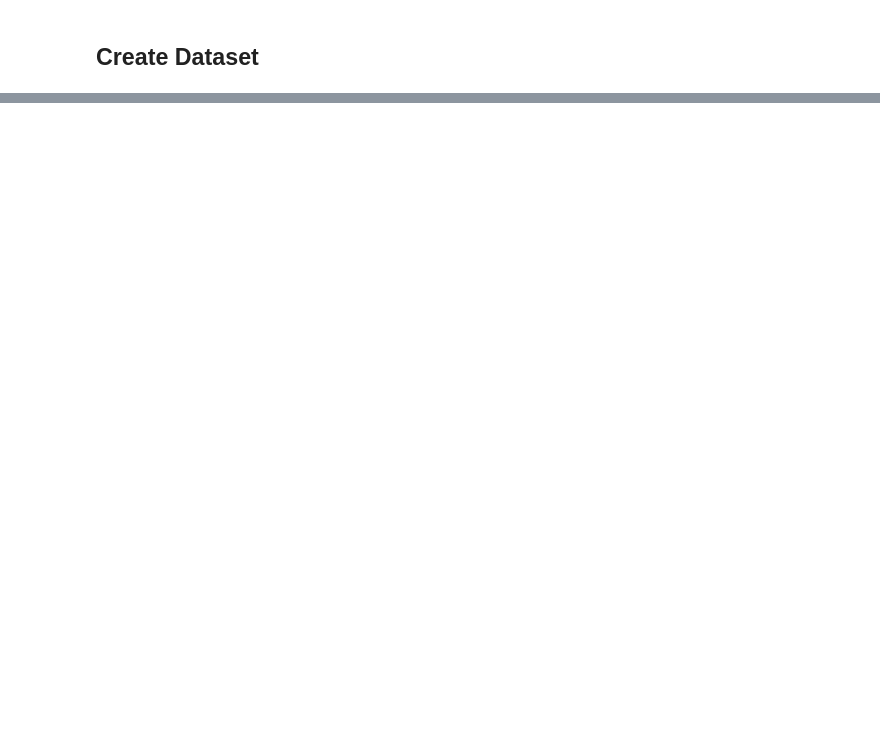
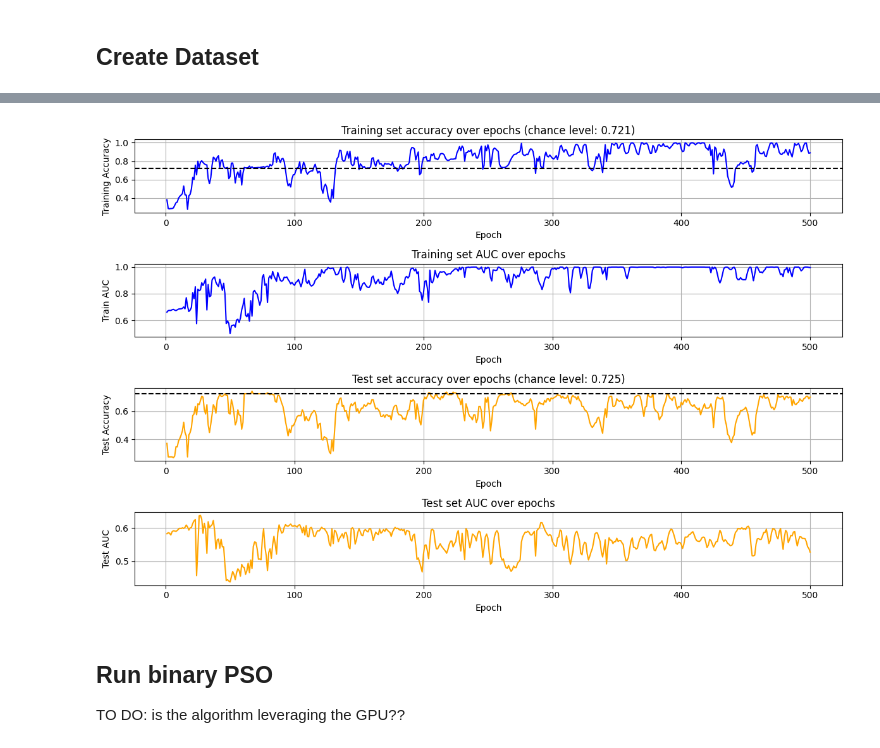
Before and after one commit to dottipr/PAGEpy, a Jupyter notebook: example_notebooks/bulk_walkthrough.ipynb, the cells around one changed output, grey strips where cells are left out. Cells and saved outputs as stored; diff of their text form; code cells hidden in the pictures; blank space fills up the shorter version.

Commit message:
refactor code for bulk walkthrough

```diff
--- a/example_notebooks/bulk_walkthrough.ipynb
+++ b/example_notebooks/bulk_walkthrough.ipynb
@@ -60,0 +47,8 @@ max test auc: 0.67
+# %%
+# the selected genes can be loaded from the local directory, however, they are
+# also an attribte of the GeneExpressionDataset object
+genes_path = "bulk_feature_set.pkl"
+
+with open(genes_path, "rb") as f:
+    current_genes = pickle.load(f)
+print(f"Loaded {len(current_genes)} genes as 'current_genes'")
@@ -60,0 +61,13 @@ max test auc: 0.67
+# %%
+# retrieved default params used in Sean's code
+config = TrainingConfig(
+    report_frequency=1,
+    auc_threshold=1,
+    learning_rate=0.001)
+
+training_params = {
+    # 'n_epochs': 50,
+    'n_epochs': 500,
+    'batch_size': 64,
+    'seed': 42,
+}
@@ -60,0 +76,16 @@ max test auc: 0.67
+# %%
+# Initialize NN model
+initial_model = AdvancedNN(
+    # initial_model = SimpleNN(
+    n_input_features=len(current_genes),
+    config=config,
+)
+
+# Train model
+train_history = initial_model.train(
+    x_train=current_data.x_train,
+    y_train=current_data.y_train,
+    x_test=current_data.x_test,
+    y_test=current_data.y_test,
+    **training_params,
+)
@@ -60,0 +110,9 @@ max test auc: 0.67
+# %%
+plot_functions.plot_model_history(
+    model_history=train_history,
+    report_frequency=initial_model.config.report_frequency,
+    y_train=current_data.y_train,
+    y_test=current_data.y_test,
+    save_path=None
+)
+# %% [output]
@@ -60,0 +121,5 @@ max test auc: 0.67
+[figure, added]
+# %% [markdown]
+## Run binary PSO
+
+TO DO: is the algorithm leveraging the GPU??
```
Also changed, not shown: parts of 18 cells of this notebook, 6 other files.
